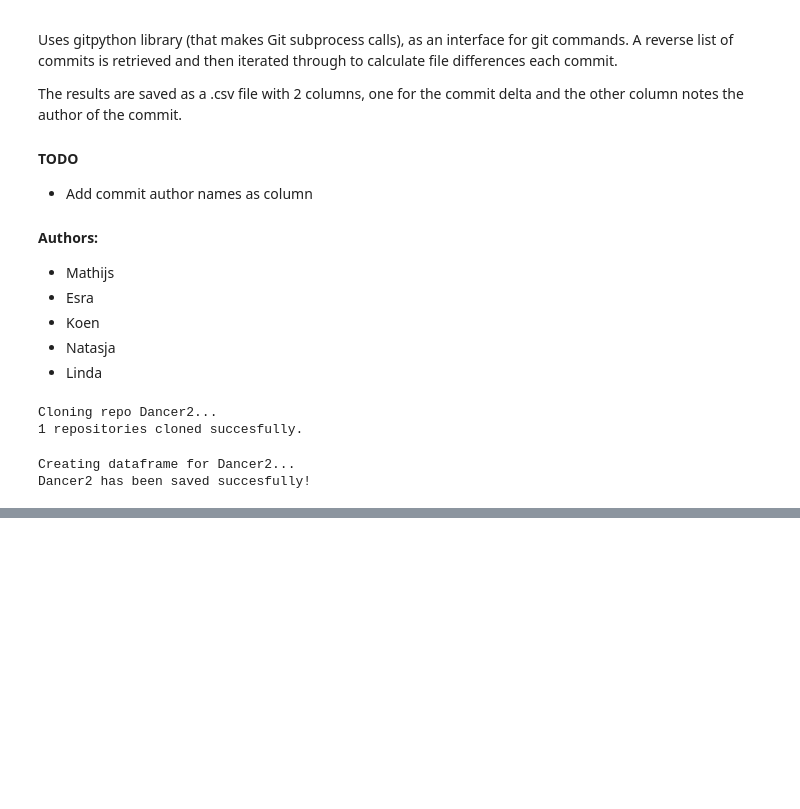
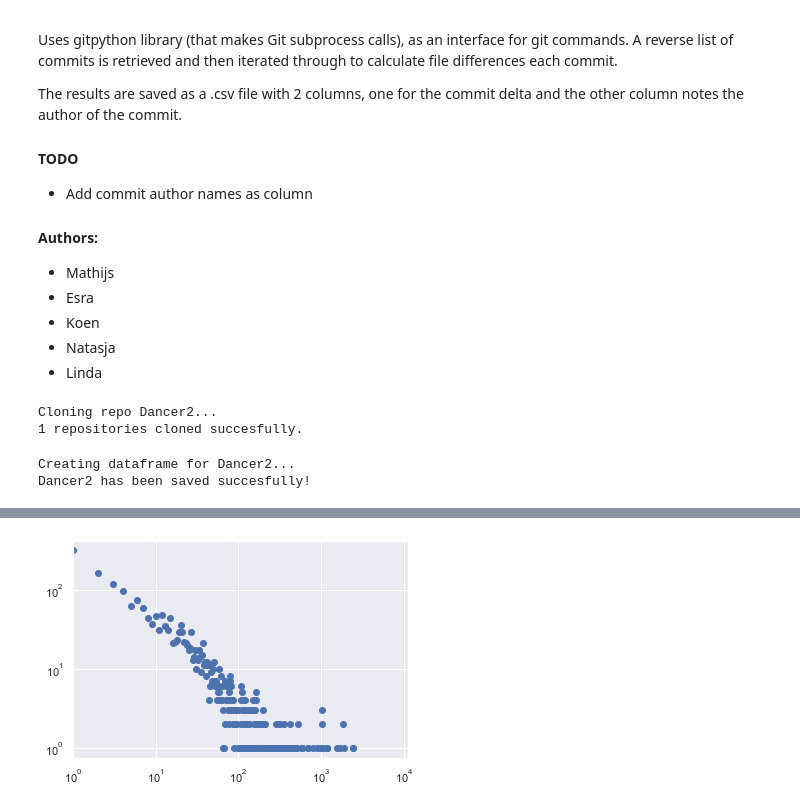
Before and after one commit to NatasjaWezel/Complex_Systems, a Jupyter notebook: Commit_diff_script.ipynb, the cells around one changed output, grey strips where cells are left out. Drawn from its saved outputs; the diff is of its cells as text; code cells hidden in the pictures; blank space fills up the shorter version.

Commit message:
Fix file specifications for retrieving commits. Start (basic) analysis reproduction.

```diff
--- a/Commit_diff_script.ipynb
+++ b/Commit_diff_script.ipynb
@@ -101,0 +116,10 @@ for i, repo in enumerate(REPOS.keys()):
+# %%
+counts = df.groupby('Changes').count()
+plt.scatter(x=counts['Commit'].index.values, y= counts['Commit'].values)
+plt.xscale('log')
+plt.yscale('log')
+plt.xlim(left=1)
+# plt.ylim(1, 10000)
+plt.show()
+# %% [output]
+[figure, added]
```
Also changed, not shown: parts of 8 cells of this notebook, 1 other file.
